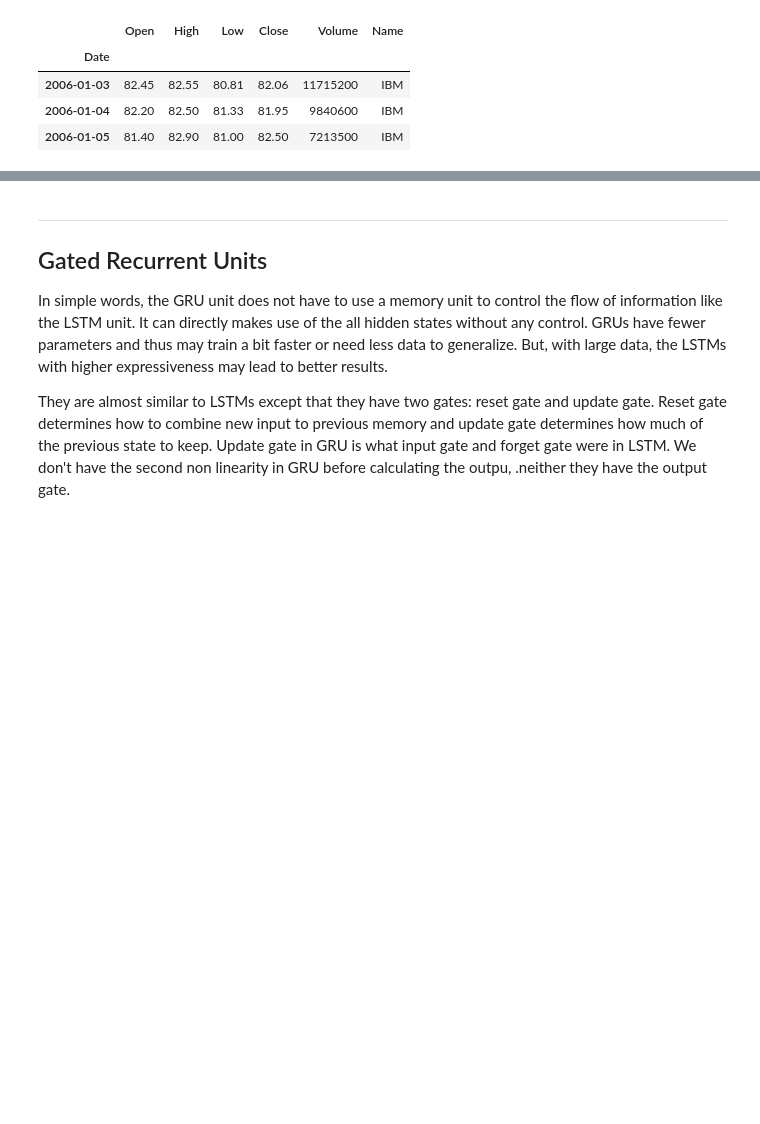
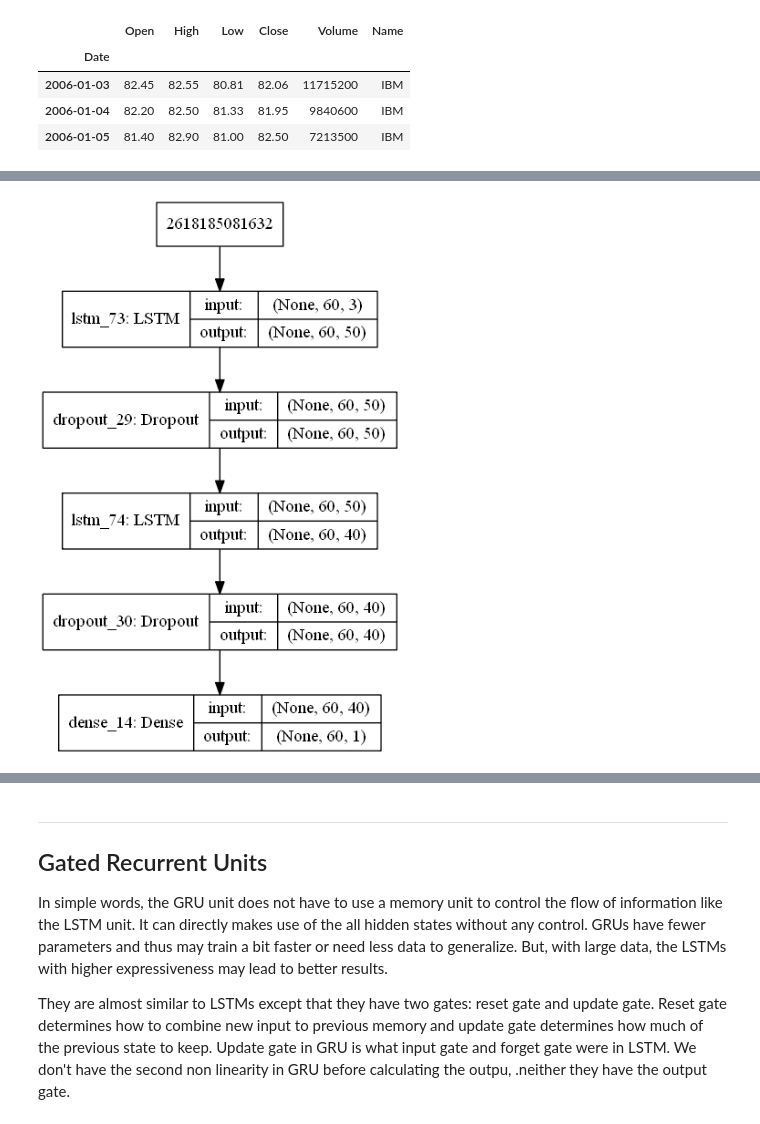
Before and after one commit to Killian604/learnKeras, a Jupyter notebook: notebooks/Killian_RNNs.ipynb, the cells around one changed output, grey strips where cells are left out. Saved outputs shown, nothing was run; the diff lists cells and outputs as text; code cells hidden in the pictures; blank space fills up the shorter version.

Commit message:
Added model.summary, changing LSTM structure, further seg of duties

```diff
--- a/notebooks/Killian_RNNs.ipynb
+++ b/notebooks/Killian_RNNs.ipynb
@@ -94 +98,5 @@ Num. of elements in test_set: 251
+# %%
+training_set = dataset[:'2016'].loc[:, features].values
+# test_set = dataset['2017':].iloc[:,3:4].values
+test_set = dataset['2017':].loc[:, features].values
 # %%
@@ -103,4 +110,5 @@ plt.show()
 # %%
 # Scaling the training set
-sc = MinMaxScaler()  # TODO: check that feature_range default is indeed 0,1
+sc = MinMaxScaler(feature_range=(0.05, 0.95))
 training_set_scaled = sc.fit_transform(training_set)
+training_set_scaled
@@ -117,3 +144,5 @@ X_train, y_train = np.array(X_train), np.array(y_train)
 # %%
-# Reshaping X_train for efficient modelling
-X_train = np.reshape(X_train, (X_train.shape[0], X_train.shape[1], 1))  # <
+# Reshaping x_train for efficient modelling
+x_train = np.reshape(x_train, (x_train.shape[0], x_train.shape[1], 1))  # <--TODO: what happens here?!
+print('new xtrain shape:', x_train.shape)
+print("As seen above, RESHAPING IS USELESS")
@@ -120,25 +152,31 @@ X_train = np.reshape(X_train, (X_train.shape[0], X_train.shape[1], 1))  # <
 # %%
 # Build LTSM model
 regressor = Sequential()
-regressor.add(LSTM(units=50, return_sequences=True, input_shape=(X_train.shape[1],1)))
+regressor.add(LSTM(units=50, return_sequences=True, input_shape=(x_train.shape[1], x_train.shape[2])))
+regressor.add(Dropout(0.5))
 regressor.add(LSTM(units=40, return_sequences=True))
-regressor.add(LSTM(units=30, return_sequences=True))
-regressor.add(LSTM(units=20))
+regressor.add(Dropout(0.5))
+# regressor.add(LSTM(units=30, return_sequences=True))
+# regressor.add(Dropout(0.5))
+# regressor.add(LSTM(units=20))
+# regressor.add(Dropout(0.5))
+# regressor.add(Flatten())
 regressor.add(Dense(units=1))
 # model variables
-ltsm_batch_size = 48
+ltsm_batch_size = 32
 ltsm_epochs = 5
 # Some other optimizers include: RMSprop,Adagrad,Adadelta,Adam
 ltsm_optimizer = k.optimizers.RMSprop(lr=0.001, rho=0.9, epsilon=None, decay=0.0) # Siddarth
 # ltsm_optimizer = k.optimizers.Adam()
 regressor.compile(optimizer=ltsm_optimizer, loss='mean_squared_error')  # TODO: figure out other loss functions. Hinge?
 ltsm_runtime_name = 'LTSM_504030_ADAM' \
-+ '_BS' + str(ltsm_batch_size) \
-+ '_epochs' + str(ltsm_epochs) \
-+ '_StopEarly' \
-+ '_' + str(dt.datetime.now()).replace(":","H",1).replace(":","M",1)
+    + '_BS' + str(ltsm_batch_size) \
+    + '_epochs' + str(ltsm_epochs) \
+    + '_TensorboardStopEarly' \
+    + '_' + str(dt.datetime.now()).replace(":","H",1).replace(":","M",1)
 # Declare callbacks  # Some metrics to MONITER include 'loss' and 'val_loss'
 stopearly = k.callbacks.EarlyStopping(monitor='loss', min_delta=0.0009, patience=1, verbose=1,
                                       mode='auto', baseline=None, restore_best_weights=False)
 tensorboard_ltsm = k.callbacks.TensorBoard(log_dir='../tensorboard/' + ltsm_runtime_name,
                                            histogram_freq=0,batch_size=ltsm_batch_size, write_graph=True, write_images=True)
+regressor.summary()
@@ -145,4 +201,6 @@ tensorboard_ltsm = k.callbacks.TensorBoard(log_dir='../tensorboard/' + ltsm_runt
 # %%
-# # # Visualize model (OK to comment-out)
-# k.utils.plot_model(regressor, to_file='../visualizations/' + ltsm_runtime_name +'.png', show_shapes=True)
-# IPython.display.Image('../visualizations/' + ltsm_runtime_name + '.png')
+# # Visualize model (Comment out as needed)
+k.utils.plot_model(regressor, to_file='../visualizations/' + ltsm_runtime_name +'.png', show_shapes=True)
+IPython.display.Image('../visualizations/' + ltsm_runtime_name + '.png')
+# %% [output]
+[figure, added]
```
Also changed, not shown: parts of 27 cells of this notebook.
